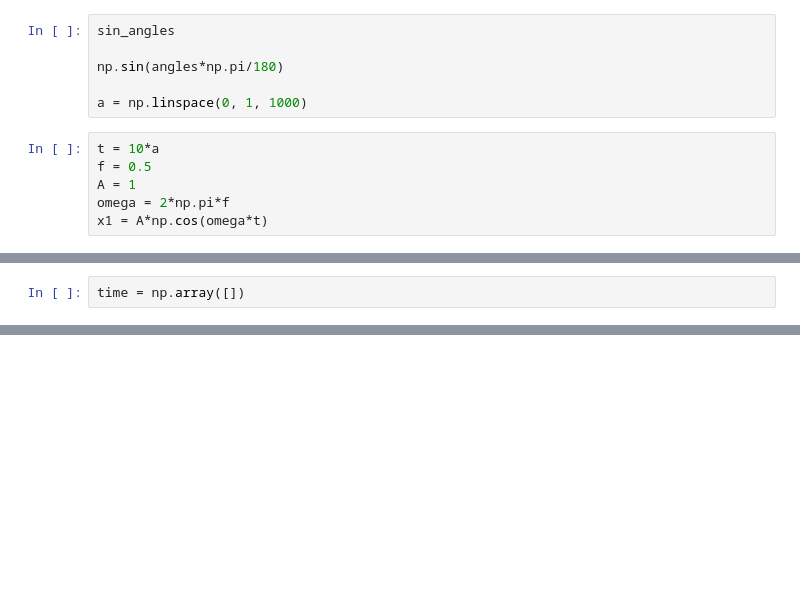
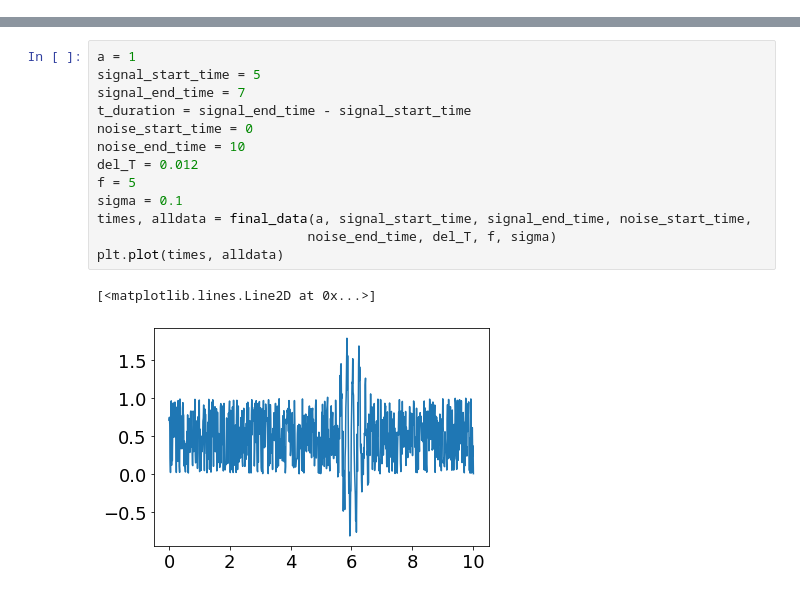
Before and after one commit to lizkapelevich/Matrix_Multiply, a Jupyter notebook: Precursor_to_Project.ipynb, the cells around one changed output, grey strips where cells are left out. Saved outputs shown, nothing was run; the diff lists cells and outputs as text; blank space fills up the shorter version.

```diff
--- a/Precursor_to_Project.ipynb
+++ b/Precursor_to_Project.ipynb
@@ -20,12 +0,0 @@ for angle in angles:
-# %%
-sin_angles
-
-np.sin(angles*np.pi/180)
-
-a = np.linspace(0, 1, 1000)
-# %%
-t = 10*a
-f = 0.5
-A = 1
-omega = 2*np.pi*f
-x1 = A*np.cos(omega*t)
@@ -139,2 +0,0 @@ Text(0, 0.5, 'Position')
-# %%
-time = np.array([])
@@ -140,0 +139,16 @@ time = np.array([])
+# %%
+a = 1
+signal_start_time = 5
+signal_end_time = 7
+t_duration = signal_end_time - signal_start_time
+noise_start_time = 0
+noise_end_time = 10
+del_T = 0.012
+f = 5
+sigma = 0.1
+times, alldata = final_data(a, signal_start_time, signal_end_time, noise_start_time,
+                           noise_end_time, del_T, f, sigma)
+plt.plot(times, alldata)
+# %% [output]
+[<matplotlib.lines.Line2D at 0x...>]
+[figure, added]
```
Also changed, not shown: parts of 33 cells of this notebook, 1 other file.
